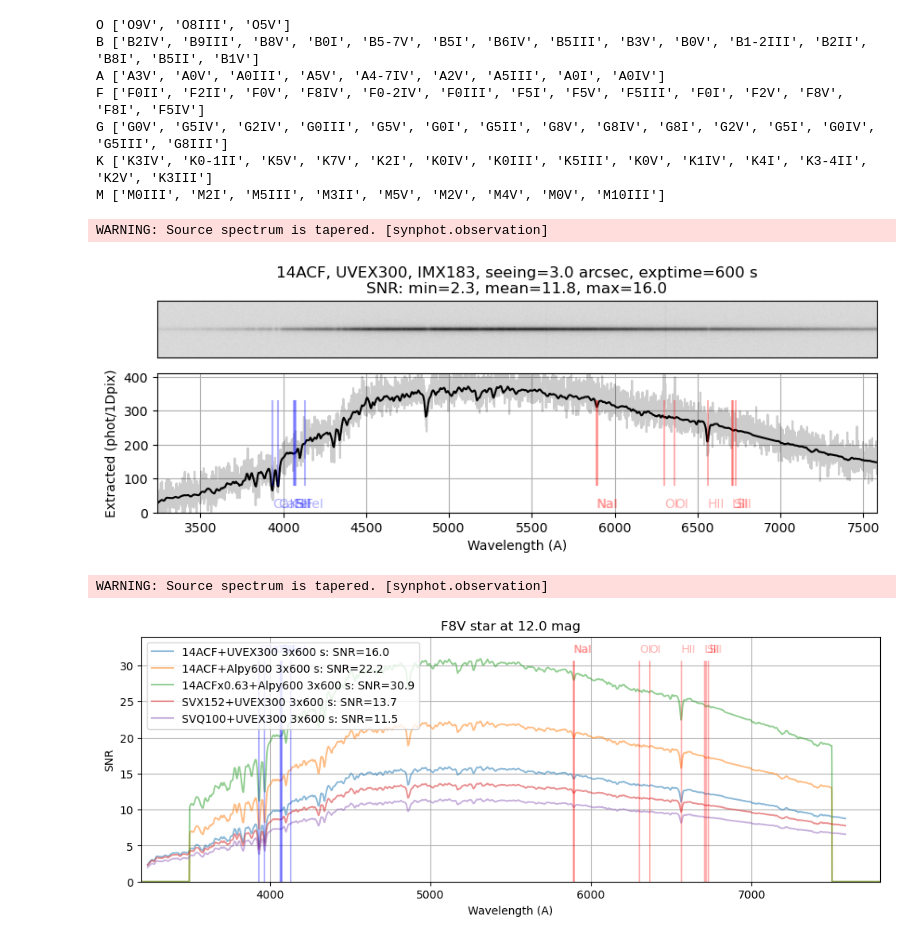
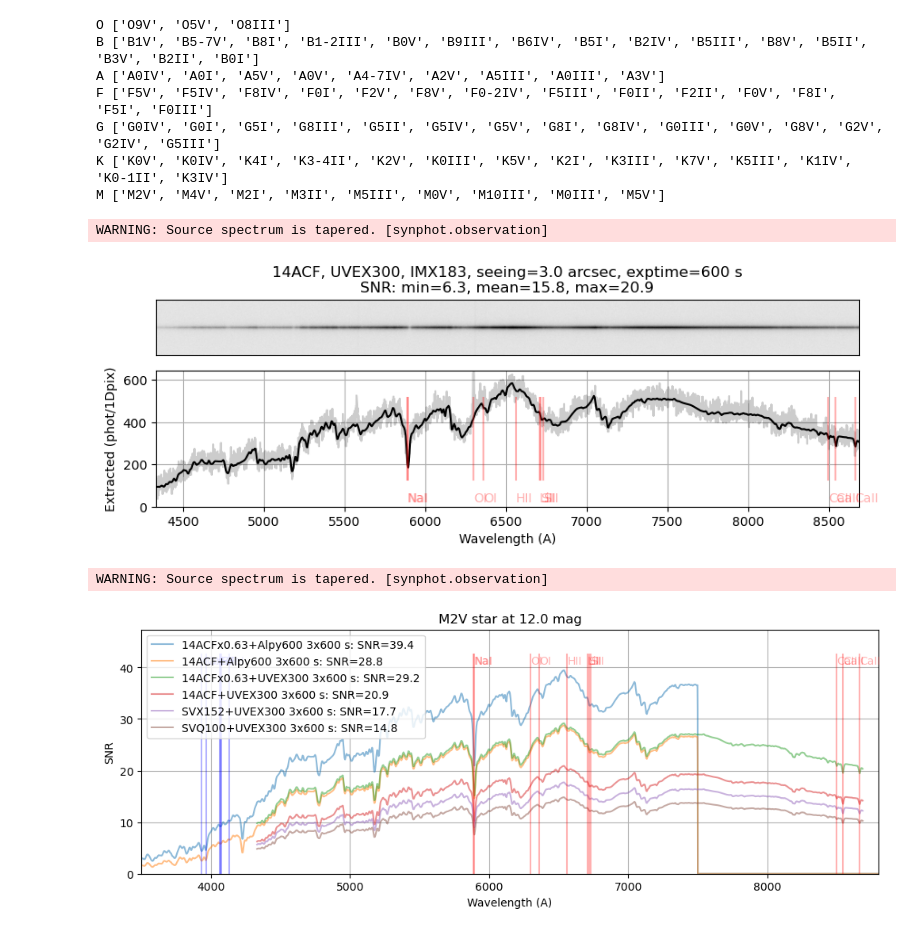
Before and after one commit to joshwalawender/SpecETC, a Jupyter notebook: Sandbox.ipynb, the cells around one changed output. Cells and saved outputs as stored; diff of their text form; code cells hidden in the pictures.

```diff
--- a/Sandbox.ipynb
+++ b/Sandbox.ipynb
@@ -17,28 +12,30 @@ IMX571: Reading detector efficiency from /Users/jwalawender/git/SpecETC/data/Son
 # %%
 models = get_list_of_stellar_models(verbose=True)
-sptype = 'F8V'
+sptype = 'M2V'
 mag = 12
 star = get_stellar_spectrum(sptype=sptype, mag=mag)
 sky = Sky(seeing=3.0*u.arcsec, mag=18)
 # %% [output]
-O ['O9V', 'O8III', 'O5V']
-B ['B2IV', 'B9III', 'B8V', 'B0I', 'B5-7V', 'B5I', 'B6IV', 'B5III', 'B3V', 'B0V', 'B1-2III', 'B2II', 'B8I', 'B5II', 'B1V']
-A ['A3V', 'A0V', 'A0III', 'A5V', 'A4-7IV', 'A2V', 'A5III', 'A0I', 'A0IV']
-F ['F0II', 'F2II', 'F0V', 'F8IV', 'F0-2IV', 'F0III', 'F5I', 'F5V', 'F5III', 'F0I', 'F2V', 'F8V', 'F8I', 'F5IV']
-G ['G0V', 'G5IV', 'G2IV', 'G0III', 'G5V', 'G0I', 'G5II', 'G8V', 'G8IV', 'G8I', 'G2V', 'G5I', 'G0IV', 'G5III', 'G8III']
-K ['K3IV', 'K0-1II', 'K5V', 'K7V', 'K2I', 'K0IV', 'K0III', 'K5III', 'K0V', 'K1IV', 'K4I', 'K3-4II', 'K2V', 'K3III']
-M ['M0III', 'M2I', 'M5III', 'M3II', 'M5V', 'M2V', 'M4V', 'M0V', 'M10III']
+O ['O9V', 'O5V', 'O8III']
+B ['B1V', 'B5-7V', 'B8I', 'B1-2III', 'B0V', 'B9III', 'B6IV', 'B5I', 'B2IV', 'B5III', 'B8V', 'B5II', 'B3V', 'B2II', 'B0I']
+A ['A0IV', 'A0I', 'A5V', 'A0V', 'A4-7IV', 'A2V', 'A5III', 'A0III', 'A3V']
+F ['F5V', 'F5IV', 'F8IV', 'F0I', 'F2V', 'F8V', 'F0-2IV', 'F5III', 'F0II', 'F2II', 'F0V', 'F8I', 'F5I', 'F0III']
+G ['G0IV', 'G0I', 'G5I', 'G8III', 'G5II', 'G5IV', 'G5V', 'G8I', 'G8IV', 'G0III', 'G0V', 'G8V', 'G2V', 'G2IV', 'G5III']
+K ['K0V', 'K0IV', 'K4I', 'K3-4II', 'K2V', 'K0III', 'K5V', 'K2I', 'K3III', 'K7V', 'K5III', 'K1IV', 'K0-1II', 'K3IV']
+M ['M2V', 'M4V', 'M2I', 'M3II', 'M5III', 'M0V', 'M10III', 'M0III', 'M5V']
 # %%
 IMX183.exptime = 600*u.second
 
 im, spec, var = SpecETC(star, sky, ACF14, UVEX300, IMX183, plot=True)
 # %% [output]
 WARNING: Source spectrum is tapered. [synphot.observation]
-[figure, old version]
+[figure, new version]
 # %%
-instrumentation = [(ACF14, UVEX300, IMX183, 600*u.second, 3),
+instrumentation = [
+                   (ACF14reduced, Alpy600, IMX183, 600*u.second, 3),
                    (ACF14, Alpy600, IMX183, 600*u.second, 3),
-                   (ACF14reduced, Alpy600, IMX183, 600*u.second, 3),
+                   (ACF14reduced, UVEX300, IMX183, 600*u.second, 3),
+                   (ACF14, UVEX300, IMX183, 600*u.second, 3),
                    (SVX152, UVEX300, IMX183, 600*u.second, 3),
                    (SVQ100, UVEX300, IMX183, 600*u.second, 3),
                   ]
@@ -46,38 +43,38 @@ instrumentation = [(ACF14, UVEX300, IMX183, 600*u.second, 3),
 plt.figure(figsize=(12,4))
 plt.title(f'{sptype} star at {mag:.1f} mag')
 peakSNR = 0
-wavmin = 3200
-wavmax = 7800
+wavmin = 3500
+wavmax = 8800
 for inst in instrumentation:
     tel, spec, det, exptime, nexp = inst
     det.exptime = exptime
     spec.set_detector(det)
     im, spectra, variance = SpecETC(star, sky, tel, spec, det, plot=False)
 
     SNR = spectra/variance**0.5
     label = f"{tel.name}+{spec.name} {nexp:d}x{det.exptime:.0f}: SNR={max(SNR):.1f}"
     plt.plot(spec.binset, SNR, alpha=0.5, label=label)
     peakSNR = peakSNR if max(SNR) <= peakSNR else max(SNR)
 
 lines_file = Path('.') / 'data' / 'spectral_lines.csv'
 lines = Table.read(lines_file, format='ascii.csv')
 for line in lines:
     if line['wav'] > wavmin and line['wav'] < wavmax:
         color = 'b' if line['wav'] < 5500 else 'r'
         alpha = 0.3
         plt.axvline(line['wav'], ymin=0, ymax=0.9,
                     color=color, alpha=alpha)
         plt.text(line['wav'], 1.03*peakSNR, line['name'],
                  color=color, alpha=alpha)
 
 
 plt.ylabel('SNR')
 plt.xlabel('Wavelength (A)')
 plt.xlim(wavmin, wavmax)
-plt.ylim(0,1.1*peakSNR)
+plt.ylim(0,1.2*peakSNR)
 plt.grid()
 plt.legend(loc='best')
 plt.show()
 # %% [output]
 WARNING: Source spectrum is tapered. [synphot.observation]
-[figure, old version]
+[figure, new version]
```
Also changed, not shown: parts of 1 cell of this notebook.
